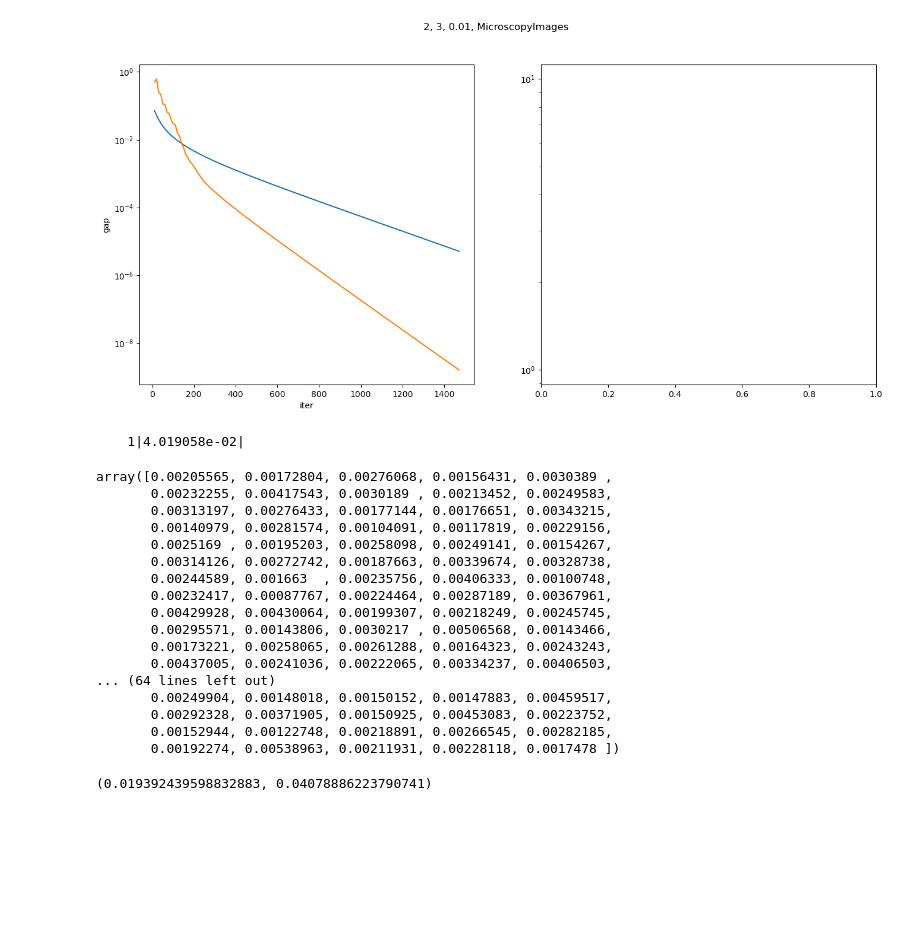
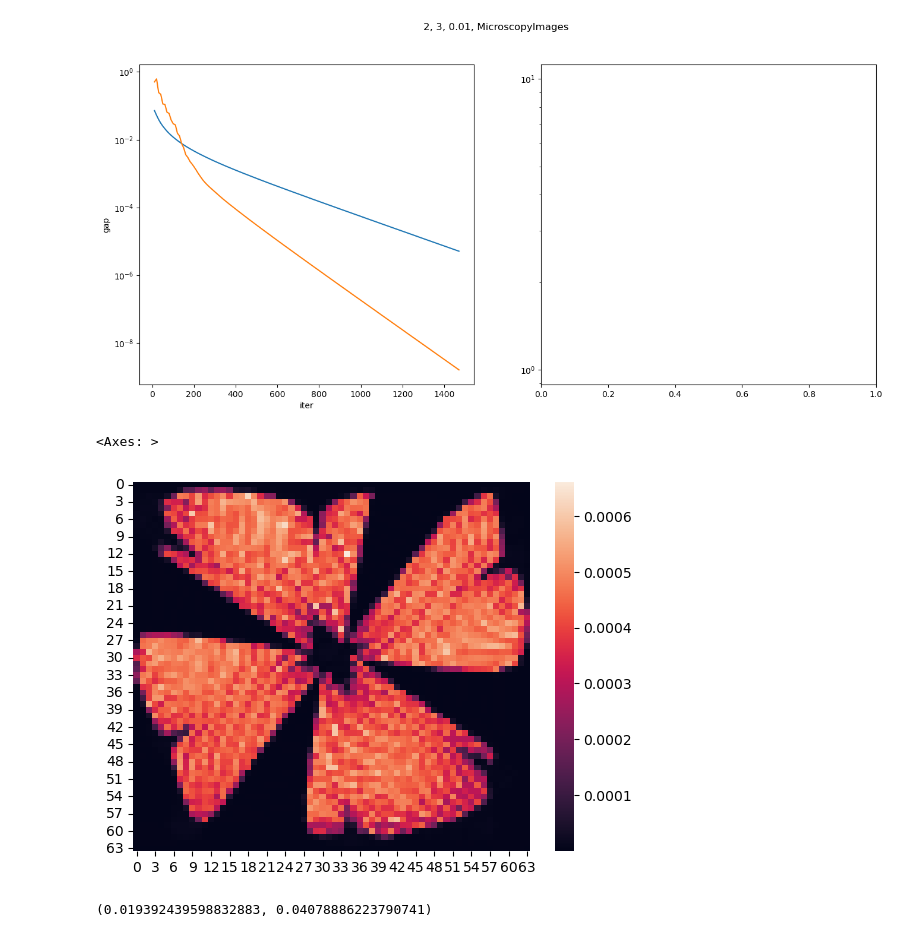
Before and after one commit to mxburns2022/CuDXG.jl, a Jupyter notebook: scratch.ipynb, the cells around one changed output. Drawn from its saved outputs; the diff is of its cells as text; code cells hidden in the pictures; blank space fills up the shorter version.

Commit message:
added barycenter cmdline

```diff
--- a/scratch.ipynb
+++ b/scratch.ipynb
@@ -54,31 +54,14 @@ Index(['time(s)', 'iter', 'infeas_primal', 'infeas_dual',
 # %%
 import ot
 import numpy as np
 import torch
-W = np.loadtxt("matrix.txt")
-c = np.transpose(np.loadtxt("dists.txt"))
+import seaborn as sns
 
-r=ot.bregman.barycenter(A=c, M=W, method='sinkhorn_log', reg=0.01, numItermax=100000, verbose=True)
-r
+A = np.loadtxt("outtest_25_25_5.barycenter")
+sns.heatmap(np.reshape(A, (64, 64)).T)
 # %% [output]
-    1|4.019058e-02|
+<Axes: >
-array([0.00205565, 0.00172804, 0.00276068, 0.00156431, 0.0030389 ,
-       0.00232255, 0.00417543, 0.0030189 , 0.00213452, 0.00249583,
-       0.00313197, 0.00276433, 0.00177144, 0.00176651, 0.00343215,
-       0.00140979, 0.00281574, 0.00104091, 0.00117819, 0.00229156,
-       0.0025169 , 0.00195203, 0.00258098, 0.00249141, 0.00154267,
-       0.00314126, 0.00272742, 0.00187663, 0.00339674, 0.00328738,
-       0.00244589, 0.001663  , 0.00235756, 0.00406333, 0.00100748,
-       0.00232417, 0.00087767, 0.00224464, 0.00287189, 0.00367961,
-       0.00429928, 0.00430064, 0.00199307, 0.00218249, 0.00245745,
-       0.00295571, 0.00143806, 0.0030217 , 0.00506568, 0.00143466,
-       0.00173221, 0.00258065, 0.00261288, 0.00164323, 0.00243243,
-       0.00437005, 0.00241036, 0.00222065, 0.00334237, 0.00406503,
-... (64 lines left out)
-       0.00249904, 0.00148018, 0.00150152, 0.00147883, 0.00459517,
-       0.00292328, 0.00371905, 0.00150925, 0.00453083, 0.00223752,
-       0.00152944, 0.00122748, 0.00218891, 0.00266545, 0.00282185,
-       0.00192274, 0.00538963, 0.00211931, 0.00228118, 0.0017478 ])
+[figure, added]
 # %%
 c.min()
 # %%
```
Also changed, not shown: 6 other files.
